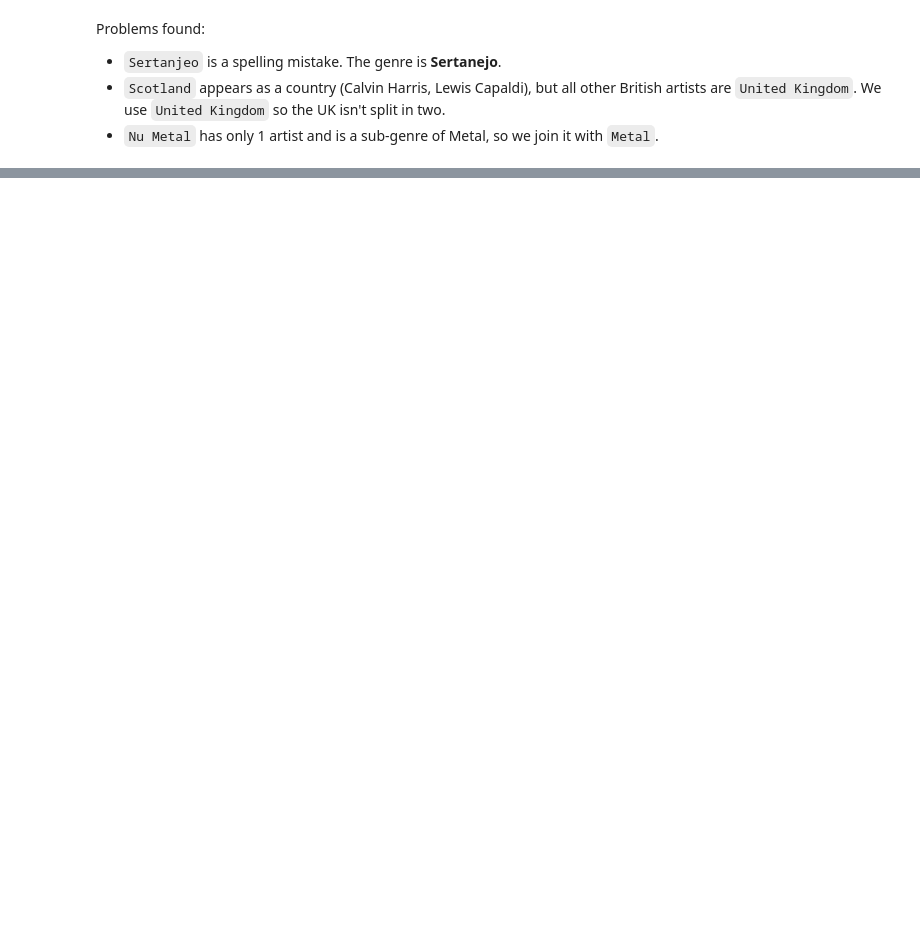
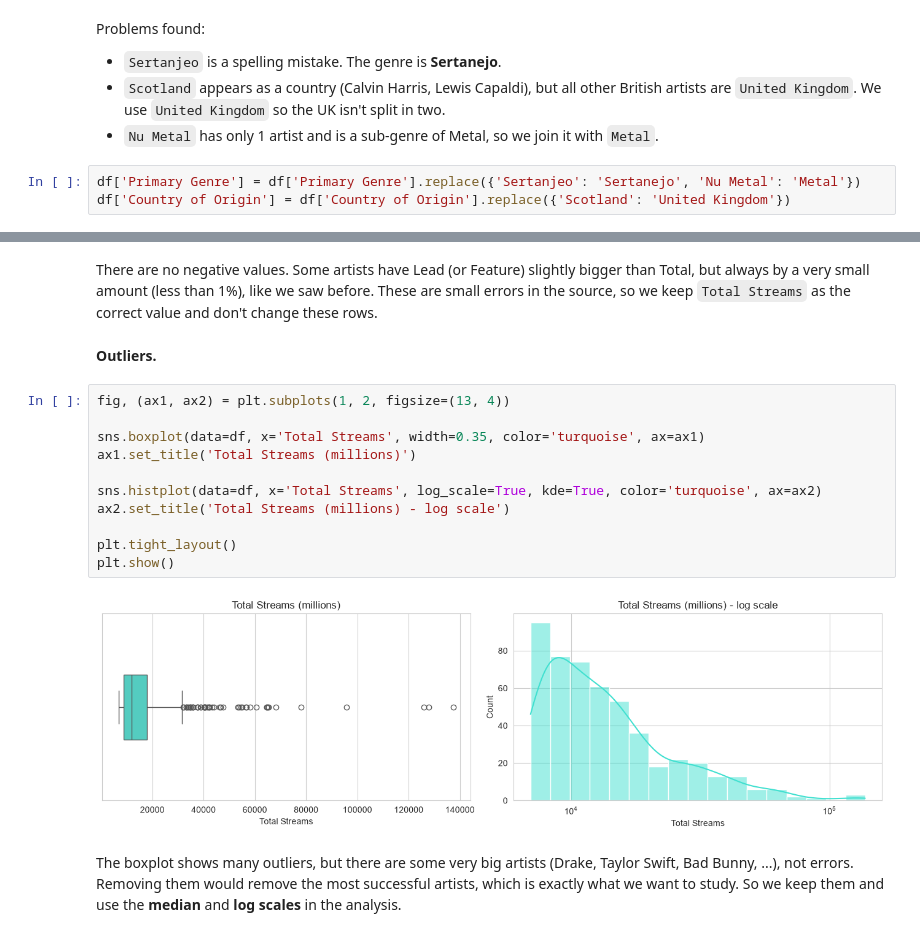
Before and after one commit to mafaldasimoes12345/PDS-project, a Jupyter notebook: code.ipynb, the cells around one changed output, grey strips where cells are left out. Drawn from its saved outputs; the diff is of its cells as text; blank space fills up the shorter version.

```diff
--- a/code.ipynb
+++ b/code.ipynb
@@ -391,3 +391,6 @@ Problems found:
 - `Sertanjeo` is a spelling mistake. The genre is **Sertanejo**.
 - `Scotland` appears as a country (Calvin Harris, Lewis Capaldi), but all other British artists are `United Kingdom`. We use `United Kingdom` so the UK isn't split in two.
 - `Nu Metal` has only 1 artist and is a sub-genre of Metal, so we join it with `Metal`.
+# %%
+df['Primary Genre'] = df['Primary Genre'].replace({'Sertanjeo': 'Sertanejo', 'Nu Metal': 'Metal'})
+df['Country of Origin'] = df['Country of Origin'].replace({'Scotland': 'United Kingdom'})
@@ -393,0 +436,19 @@ Problems found:
+# %% [markdown]
+There are no negative values. Some artists have Lead (or Feature) slightly bigger than Total, but always by a very small amount (less than 1%), like we saw before. These are small errors in the source, so we keep `Total Streams` as the correct value and don't change these rows.
+# %% [markdown]
+**Outliers.**
+# %%
+fig, (ax1, ax2) = plt.subplots(1, 2, figsize=(13, 4))
+
+sns.boxplot(data=df, x='Total Streams', width=0.35, color='turquoise', ax=ax1)
+ax1.set_title('Total Streams (millions)')
+
+sns.histplot(data=df, x='Total Streams', log_scale=True, kde=True, color='turquoise', ax=ax2)
+ax2.set_title('Total Streams (millions) - log scale')
+
+plt.tight_layout()
+plt.show()
+# %% [output]
+[figure, added]
+# %% [markdown]
+The boxplot shows many outliers, but there are some very big artists (Drake, Taylor Swift, Bad Bunny, ...), not errors. Removing them would remove the most successful artists, which is exactly what we want to study. So we keep them and use the **median** and **log scales** in the analysis.
```
Also changed, not shown: parts of 14 cells of this notebook.
